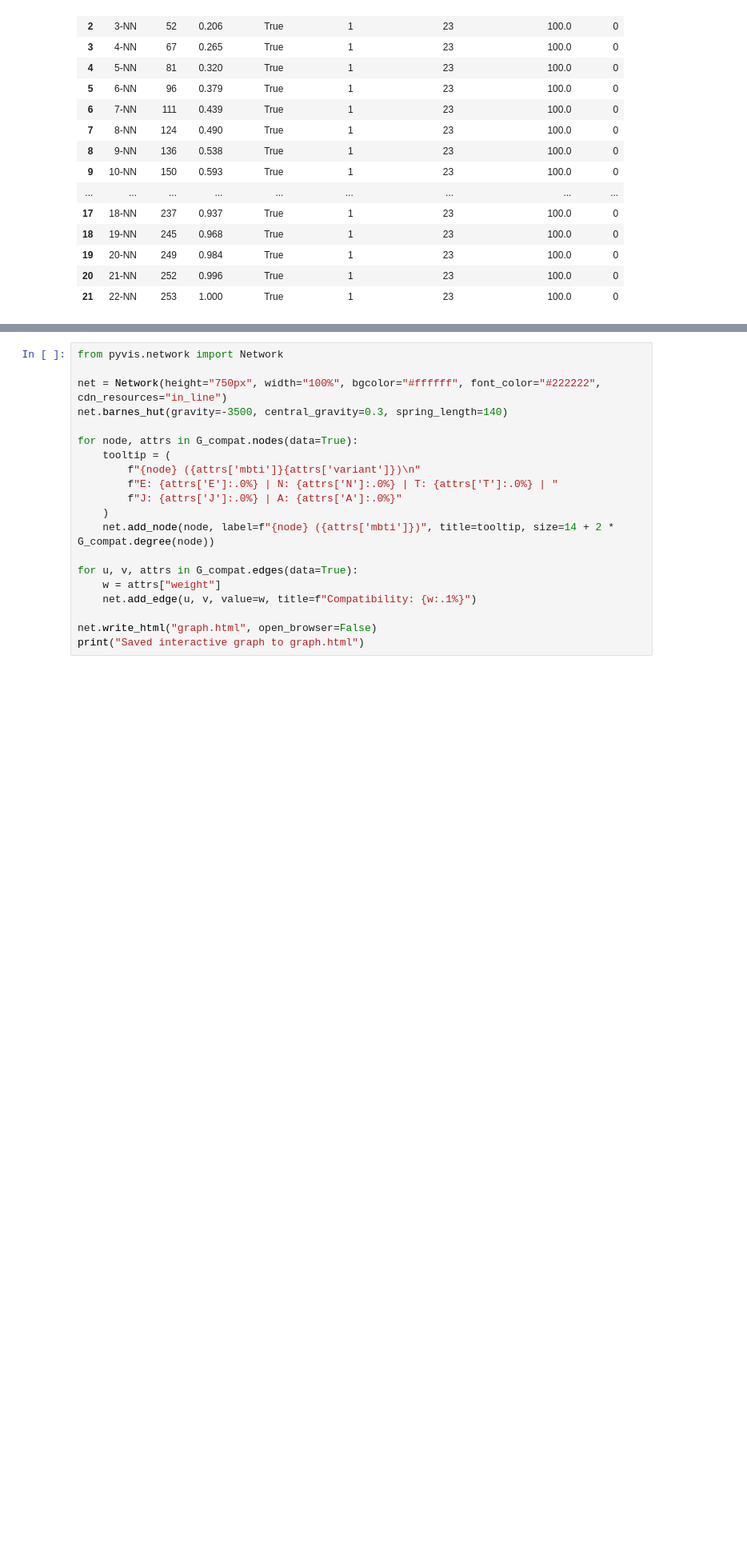
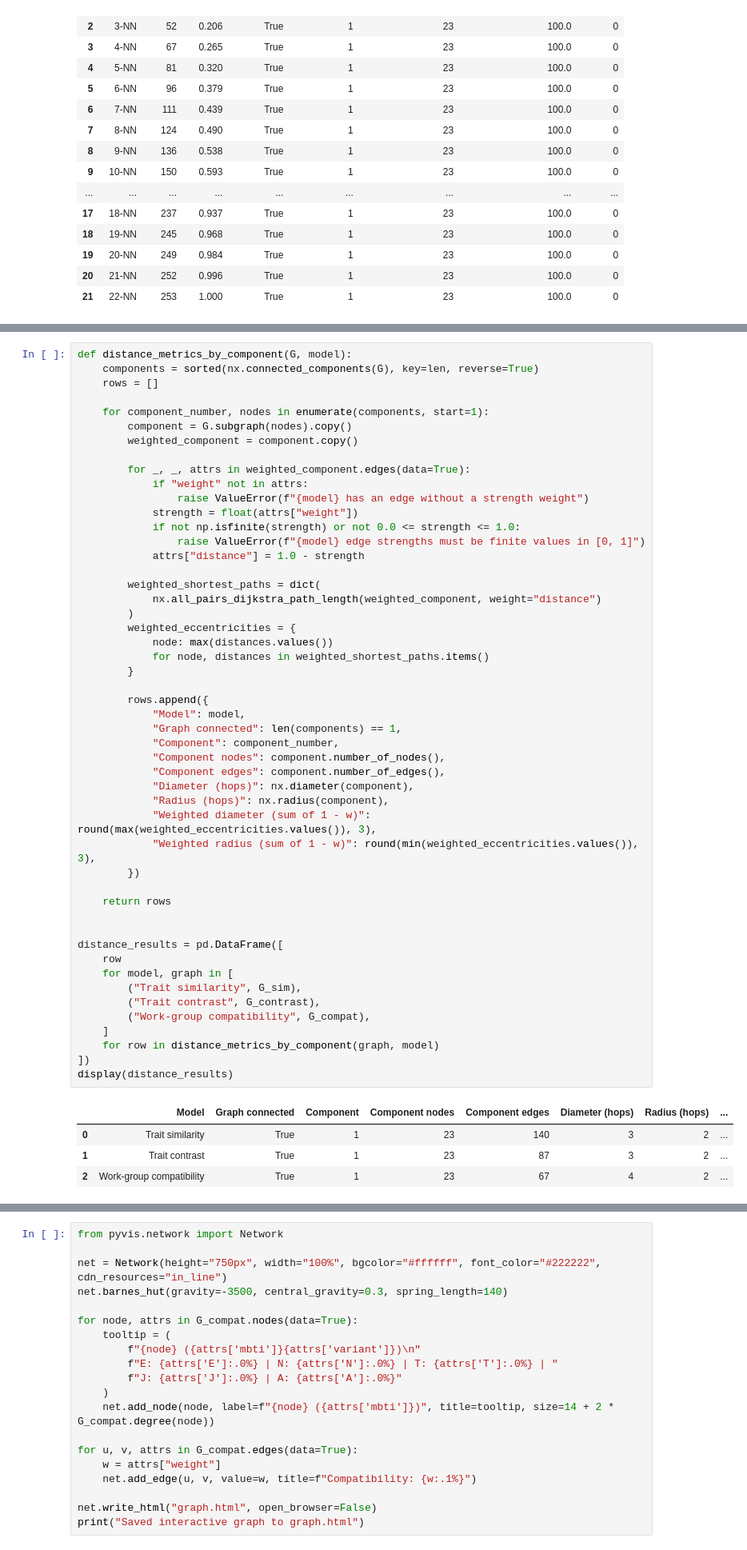
Before and after one commit to Waxguillermo/mbti-graph-analytics, a Jupyter notebook: base_notebook.ipynb, the cells around one changed output, grey strips where cells are left out. Shown at 80% size. Cells and saved outputs as stored; diff of their text form; blank space fills up the shorter version.

Commit message:
Added distance measures

```diff
--- a/base_notebook.ipynb
+++ b/base_notebook.ipynb
@@ -401 +409,56 @@ display(pd.DataFrame(compatibility_sweep)[sweep_columns])
+# %%
+def distance_metrics_by_component(G, model):
+    components = sorted(nx.connected_components(G), key=len, reverse=True)
+    rows = []
+
+    for component_number, nodes in enumerate(components, start=1):
+        component = G.subgraph(nodes).copy()
+        weighted_component = component.copy()
+
+        for _, _, attrs in weighted_component.edges(data=True):
+            if "weight" not in attrs:
+                raise ValueError(f"{model} has an edge without a strength weight")
+            strength = float(attrs["weight"])
+            if not np.isfinite(strength) or not 0.0 <= strength <= 1.0:
+                raise ValueError(f"{model} edge strengths must be finite values in [0, 1]")
+            attrs["distance"] = 1.0 - strength
+
+        weighted_shortest_paths = dict(
+            nx.all_pairs_dijkstra_path_length(weighted_component, weight="distance")
+        )
+        weighted_eccentricities = {
+            node: max(distances.values())
+            for node, distances in weighted_shortest_paths.items()
+        }
+
+        rows.append({
+            "Model": model,
+            "Graph connected": len(components) == 1,
+            "Component": component_number,
+            "Component nodes": component.number_of_nodes(),
+            "Component edges": component.number_of_edges(),
+            "Diameter (hops)": nx.diameter(component),
+            "Radius (hops)": nx.radius(component),
+            "Weighted diameter (sum of 1 - w)": round(max(weighted_eccentricities.values()), 3),
+            "Weighted radius (sum of 1 - w)": round(min(weighted_eccentricities.values()), 3),
+        })
+
+    return rows
+
+
+distance_results = pd.DataFrame([
+    row
+    for model, graph in [
+        ("Trait similarity", G_sim),
+        ("Trait contrast", G_contrast),
+        ("Work-group compatibility", G_compat),
+    ]
+    for row in distance_metrics_by_component(graph, model)
+])
+display(distance_results)
+# %% [output]
+|  | Model | Graph connected | Component | Component nodes | Component edges | Diameter (hops) | Radius (hops) | ... |
+| 0 | Trait similarity | True | 1 | 23 | 140 | 3 | 2 | ... |
+| 1 | Trait contrast | True | 1 | 23 | 87 | 3 | 2 | ... |
+| 2 | Work-group compatibility | True | 1 | 23 | 67 | 4 | 2 | ... |
 # %% [markdown]
```
Also changed, not shown: parts of 2 cells of this notebook, 1 other file.
